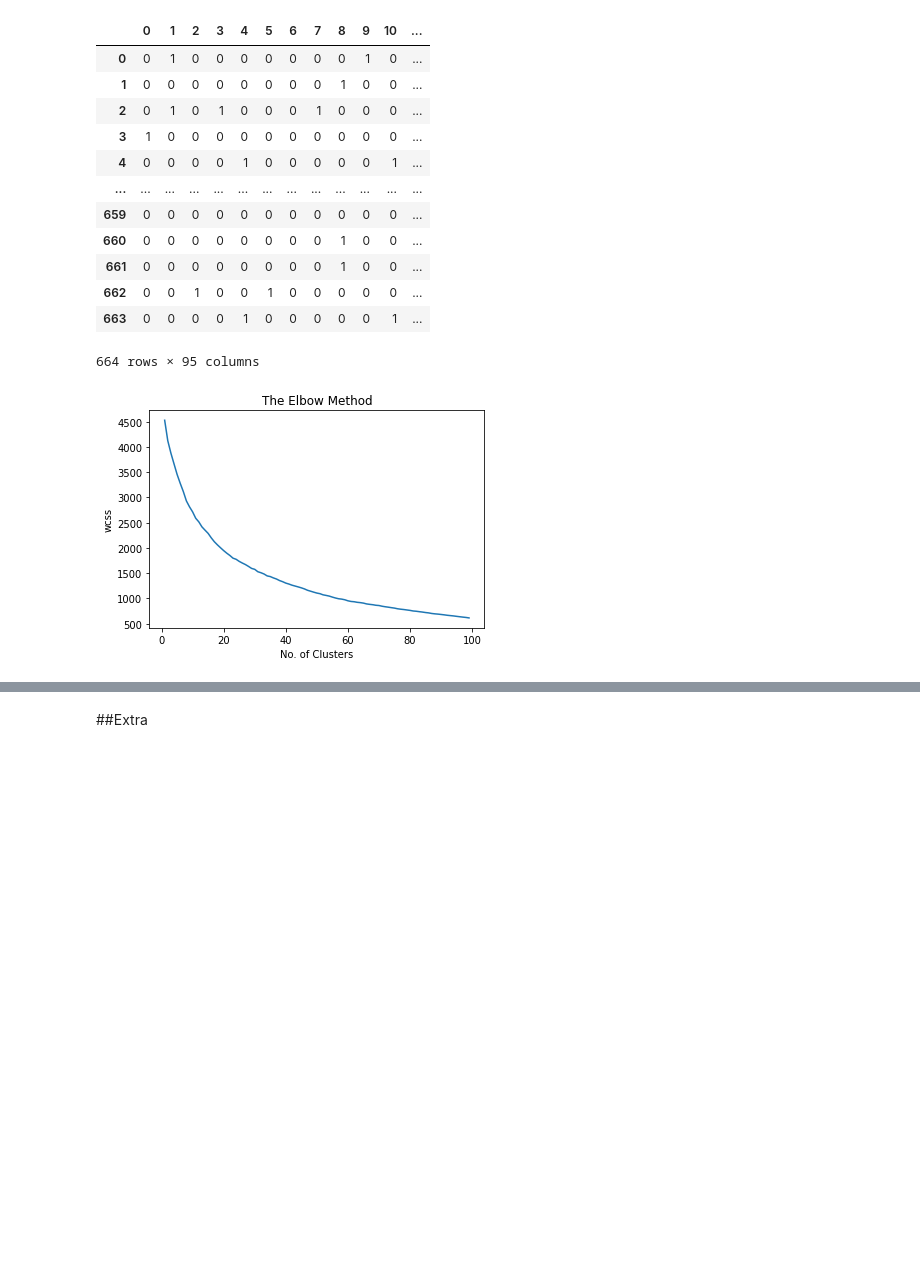
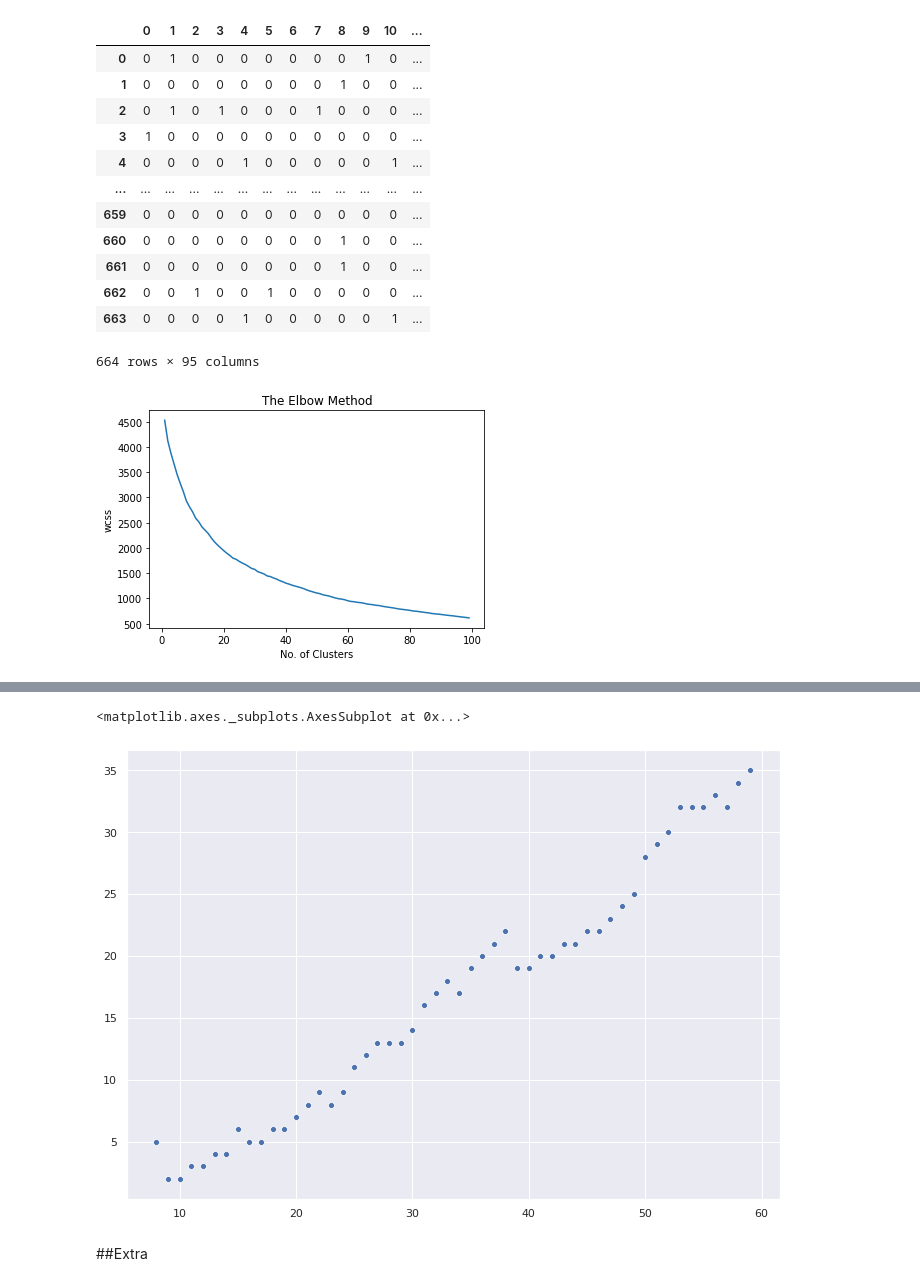
Before and after one commit to arditobryan/Projects, a Jupyter notebook: 20200518_CRL/CRL_Clustering.ipynb, the cells around one changed output, grey strips where cells are left out. Drawn from its saved outputs; the diff is of its cells as text; code cells hidden in the pictures; blank space fills up the shorter version.

```diff
--- a/20200518_CRL/CRL_Clustering.ipynb
+++ b/20200518_CRL/CRL_Clustering.ipynb
@@ -3,7 +22,4 @@
 # %%
-import pandas as pd
-#importing dataset
-X = pd.read_csv('/content/drive/My Drive/Colab Notebooks/CRL daily collector/CRL (1).csv')
 #only selecting the decks of player n.2
 X = X[['p2.card_1', 'p2.card_2', 'p2.card_3', 'p2.card_4', 'p2.card_5', 'p2.card_6', 'p2.card_7', 'p2.card_8']]
 X
@@ -23,7 +39,7 @@ X
 664 rows × 8 columns
 # %%
 #https://docs.google.com/spreadsheets/d/1wIH69gfuCCoPRoWOIyUqQHMKkUfpb4GAxUbBYX8PwRc/edit#gid=1477229539
-C = pd.read_csv('/content/drive/My Drive/Colab Notebooks/CRL daily collector/CRL_Cards_Classification.csv')
+C = pd.read_csv('/content/drive/My Drive/Colab Notebooks/Projects/20200518_CRL/CRL_Cards_Classification.csv')
 cards_classifier = C.copy()
 cards_classifier.pop('Type_1')
 cards_classifier = cards_classifier.values.transpose()
@@ -254,11 +288,11 @@ def archetypes(knode_list):
 # %%
-import numpy as np
-from kmodes.kmodes import KModes
-
-#selezioniamo numeri di clusters
-km = KModes(n_clusters=55, init='Cao', n_init=100, verbose=0)
+#questo funziona
+n_clusters = 25
+km = KModes(n_clusters=n_clusters, init='Cao', n_init=100, verbose=0)
 clusters = km.fit_predict(m)
 
 #one_hot results to archetypes sorted by win condition
-archetypes(km.cluster_centroids_)
+archetypes_list = archetypes(km.cluster_centroids_)
+for _ in archetypes_list:
+  print(_)
 # %% [output]
@@ -281,0 +310,15 @@ archetypes(km.cluster_centroids_)
+# %%
+import numpy as np
+from kmodes.kmodes import KModes
+
+archetypes_len = list()
+for clus in range (8, 60): ###FUNCTIONS IN A CYCLE, BUT NOT IN A FUNCTION
+  km = KModes(n_clusters=clus, init='Cao', n_init=100, verbose=0)
+  clusters = km.fit_predict(m)
+
+  #one_hot results to archetypes sorted by win condition
+  archetypes_list = archetypes(km.cluster_centroids_)
+  archetypes_len.append(len(archetypes_list))
+  for _ in archetypes_list:
+    print(clus, _)
+#25 is the optimal number of meta-decks
@@ -282,3 +343,14 @@ archetypes(km.cluster_centroids_)
+# %%
+import seaborn as sns
+
+archetypes_iteration = [x for x in range(8, 60)]
+archetypes_iteration
+
+sns.set(rc={'figure.figsize':(11.7,8.27)})
+sns.scatterplot(archetypes_iteration, archetypes_len)
+# %% [output]
+<matplotlib.axes._subplots.AxesSubplot at 0x...>
+[figure, added]
 # %% [markdown]
 ##Extra
 # %%
```
Also changed, not shown: parts of 10 cells of this notebook.
